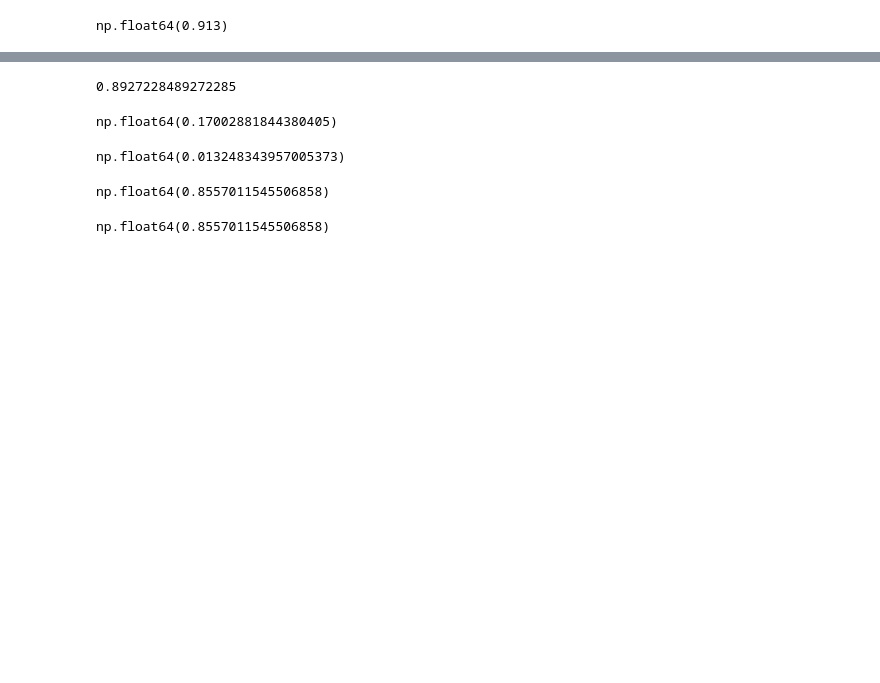
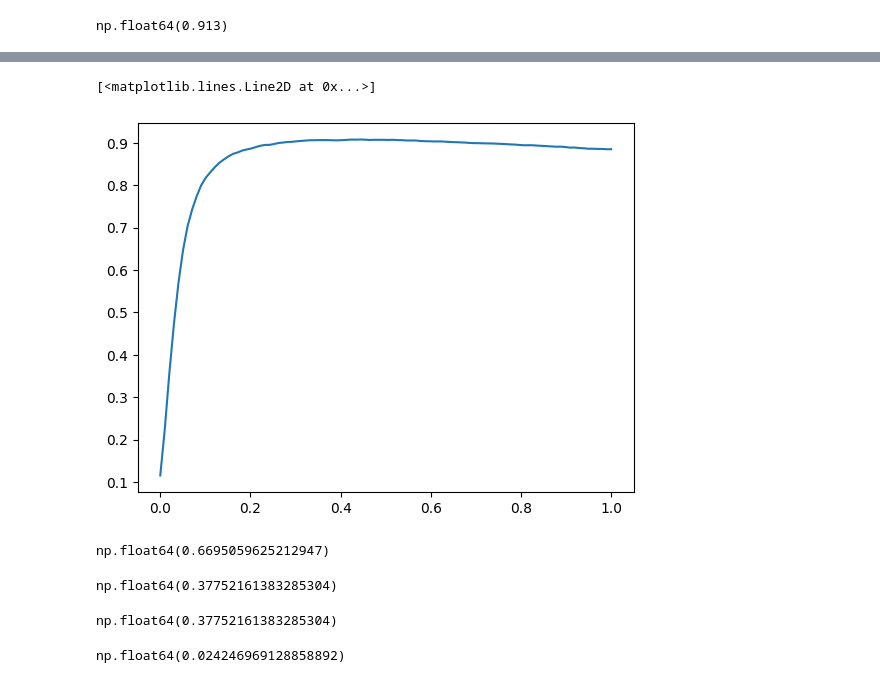
Before and after one commit to 7Starik7/rd-ml-zoomcamp-2024, a Jupyter notebook: notebooks/Homework4.ipynb, the cells around one changed output, grey strips where cells are left out. Saved outputs shown, nothing was run; the diff lists cells and outputs as text; code cells hidden in the pictures; blank space fills up the shorter version.

```diff
--- a/notebooks/Homework4.ipynb
+++ b/notebooks/Homework4.ipynb
@@ -176,5 +183,10 @@ np.float64(0.913)
 # %%
-y_pred = model.predict_proba(X_val)[:, 1]
-decision = (y_pred >= 0.5).astype(int)
-(y_val == decision).mean()
+thresholds = np.linspace(0, 1, 100)
+
+scores = []
+
+for t in thresholds:
+    score = accuracy_score(y_val, y_pred >= t)
+    print('%.2f %.3f' % (t, score))
+    scores.append(score)
 # %% [output]
@@ -182,7 +210,8 @@ np.float64(0.8927228489272285)
-# %%
-accuracy_score(y_val, decision)
-# %% [output]
-0.8927228489272285
+# %%
+plt.plot(thresholds, scores)
+# %% [output]
+[<matplotlib.lines.Line2D at 0x...>]
+[figure, added]
 # %%
 t = 0.5
 predict_positive = (y_pred >= t)
@@ -196,23 +225,25 @@ tn = (predict_negative & actual_negative).sum()
 
 fp = (predict_positive & actual_negative).sum()
 fn = (predict_negative & actual_positive).sum()
+# %%
+precision = tp / (tp + fp)
+precision
+# %% [output]
+np.float64(0.6695059625212947)
+# %%
+recall = tp / (tp + fn)
+recall
+# %% [output]
+np.float64(0.37752161383285304)
 # %%
 tpr = tp / (tp + fn)
 tpr
 # %% [output]
-np.float64(0.17002881844380405)
+np.float64(0.37752161383285304)
 # %%
 fpr = fp / (fp + tn)
 fpr
 # %% [output]
-np.float64(0.013248343957005373)
+np.float64(0.024246969128858892)
 # %%
 fpr, tpr, thresholds = roc_curve(y_val, y_pred)
-# %%
-auc(fpr, tpr)
-# %% [output]
-np.float64(0.8557011545506858)
-# %%
-roc_auc_score(y_val, y_pred)
-# %% [output]
-np.float64(0.8557011545506858)
```
Also changed, not shown: parts of 4 cells of this notebook.
